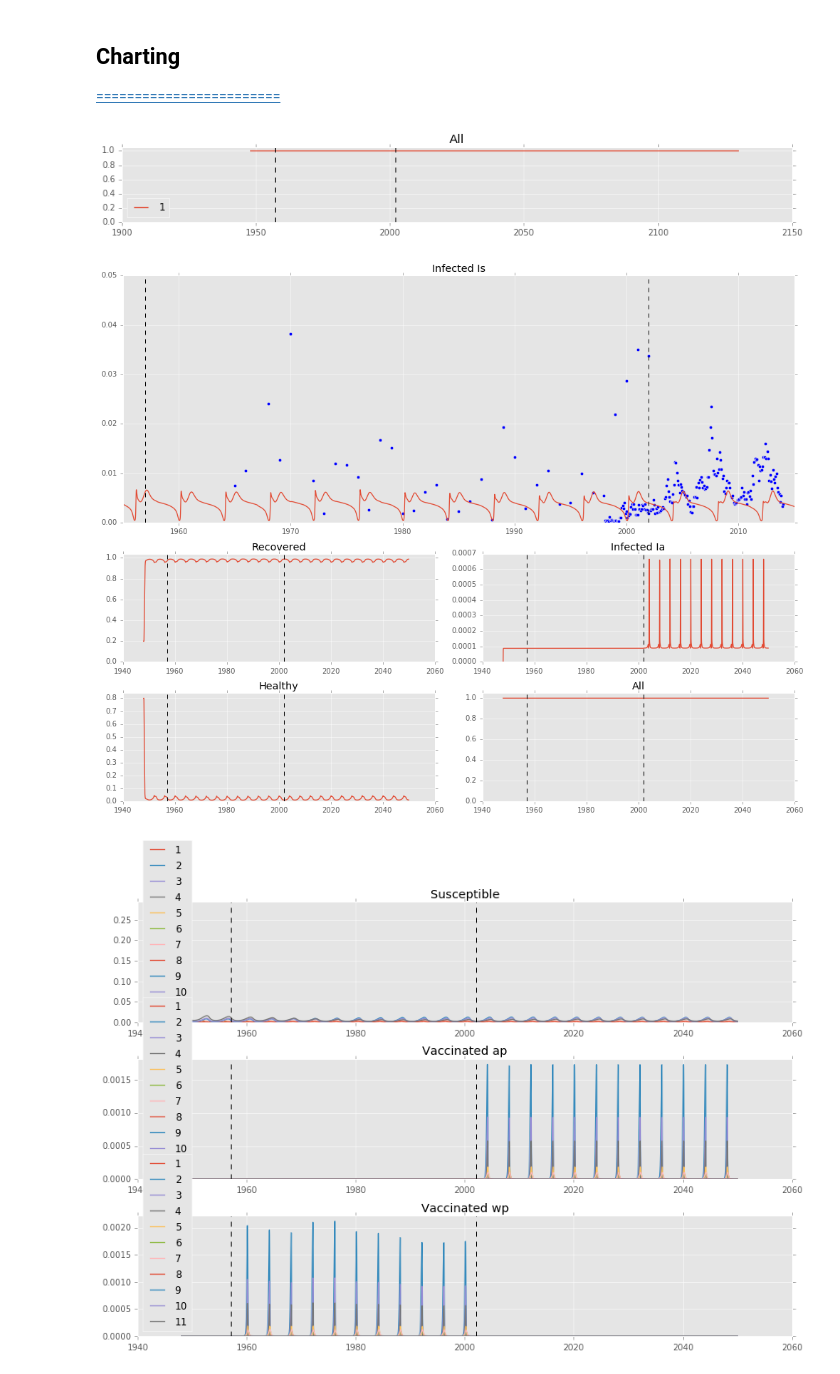
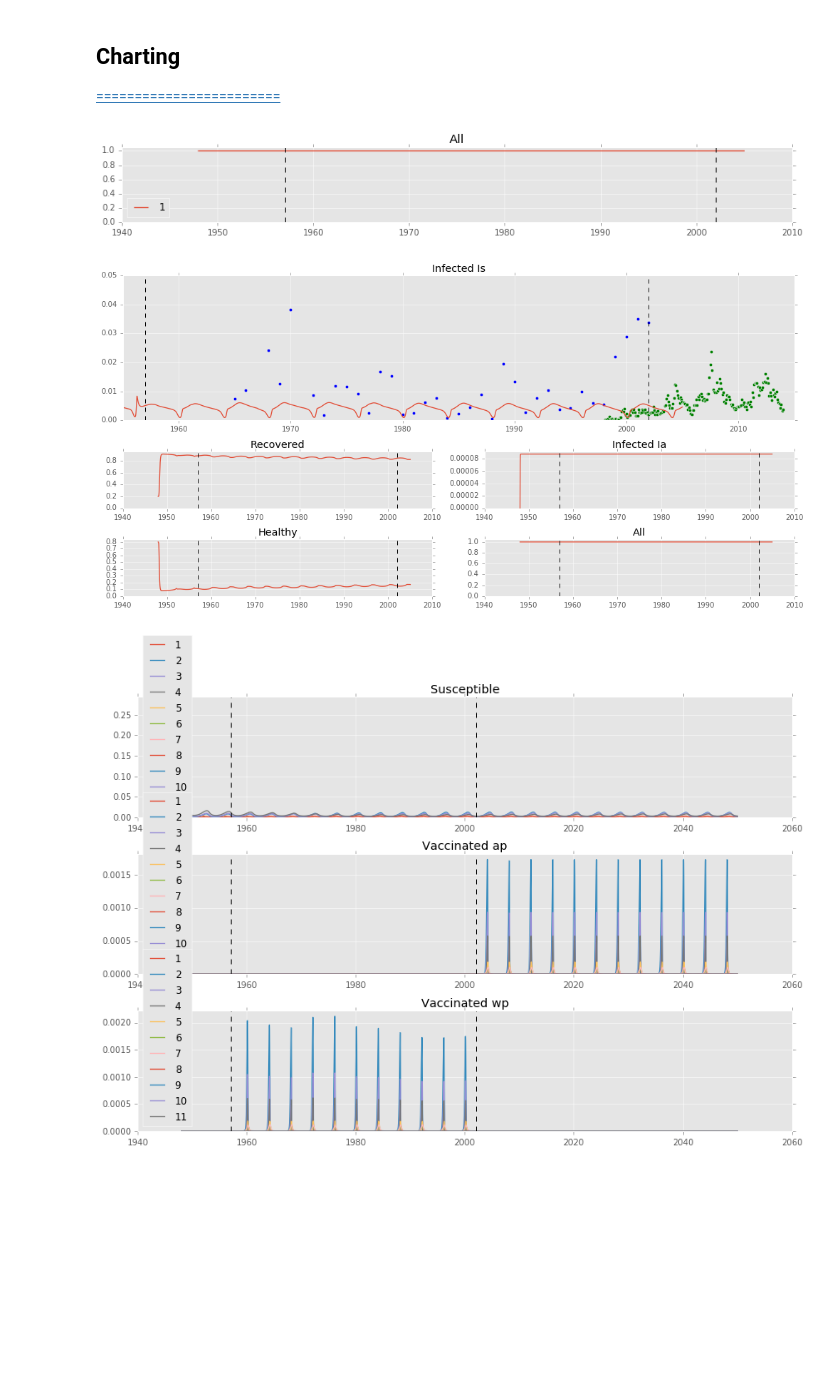
Before and after one commit to DeanLa/pertussis_model, a Jupyter notebook: hetro_new.ipynb, the cells around one changed output. Drawn from its saved outputs; the diff is of its cells as text; code cells hidden in the pictures; blank space fills up the shorter version.

```diff
--- a/hetro_new.ipynb
+++ b/hetro_new.ipynb
@@ -50,7 +50,7 @@ array([ 0.53977326,  0.53841534,  0.12900241,  0.08577529,  0.07728519,
 # %%
 # # Initial Parameters
 r_start = 1948
-r_end = 2050
+r_end = 2005
 step = 1 / N
 t_end = expand_time(r_end, start=r_start, step=step)
 t_start = expand_time(r_start, start = r_start, step=step)
@@ -129,7 +129,7 @@ state_0 = pack_flat(state_0)
 
 _o = lambda f,s: np.ones(s)*f
 
-f1,f2,f3 = 15.1,1.5,0.1
+f1,f2,f3 = 550.1,1.5,0.1
 s1,s2 = 4,3
 s3 = J-s1-s2
 
@@ -137,7 +137,7 @@ f = np.concatenate([_o(f1,s1),_o(f2,s2),_o(f3,s3)])
 print (f)
 # Run ODEs
 RES = odeint(hetro_model, state_0, t_range,
-             args=(4, 2, f, 1, d ))
+             args=(4, 2, f, 1, r_start ))
 
 # Prepare results
 x = reduce_time(t_range, start=1948, step=step)
@@ -318,18 +320,18 @@ plt.tight_layout()
 z = y[-1:][0]
 plt.show()
 # %% [output]
-[figure, old version]
+[figure, new version]
 # %%
 fig, ax = draw_model(x, y[3:], ["Infected Is", "Infected Ia", "Recovered", "Healthy", "All"], split=0, collapse=True)
 plt.tight_layout()
 ax[0].scatter(years, data_years)
-ax[0].scatter(months, data_months)
+ax[0].scatter(months, data_months, c='g')
 
 ax[0].set_xlim(1955, 2015)
 ax[0].set_ylim(0, 0.05)
 plt.show()
 # %% [output]
-[figure, old version]
+[figure, new version]
 # %%
 fig2, ax2 = draw_model(x, y[0:3], ["Susceptible", "Vaccinated ap", "Vaccinated wp"], split=False, collapse=False)
 plt.tight_layout()
```
Also changed, not shown: parts of 6 cells of this notebook, 7 other files.
